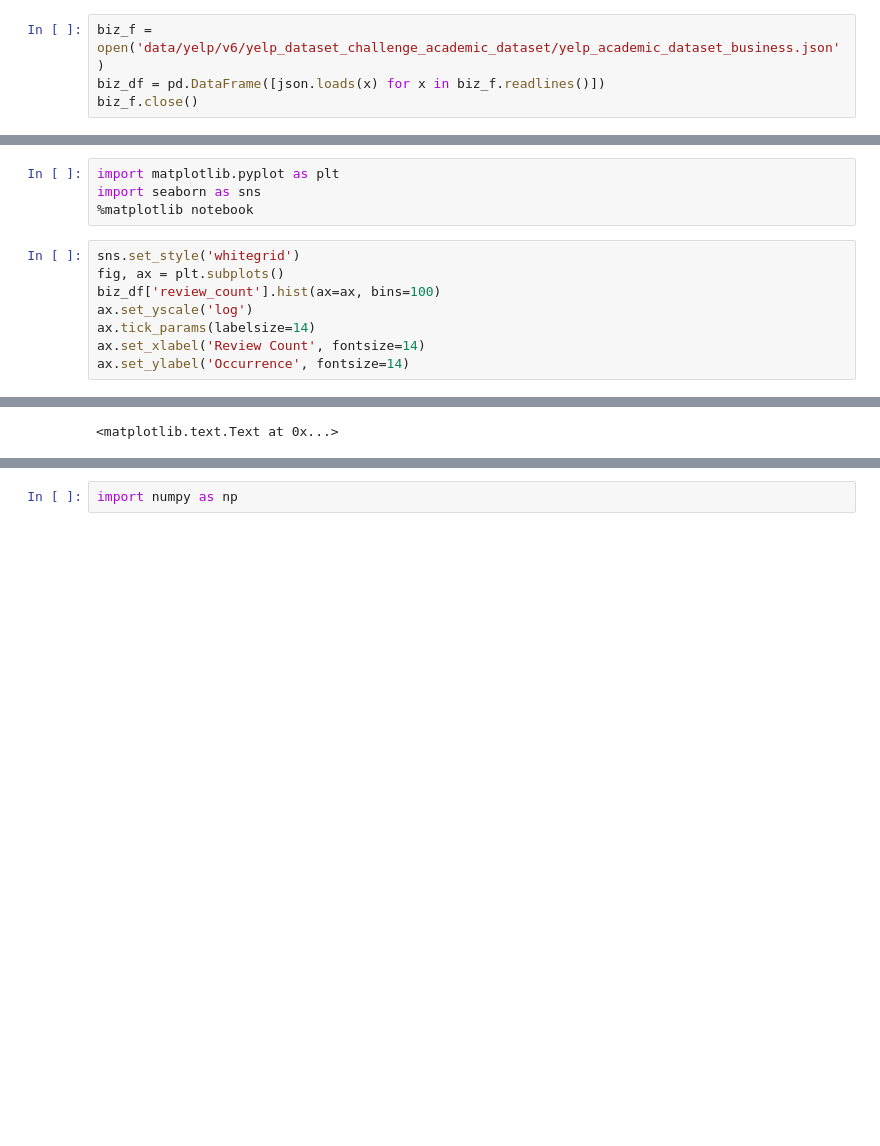
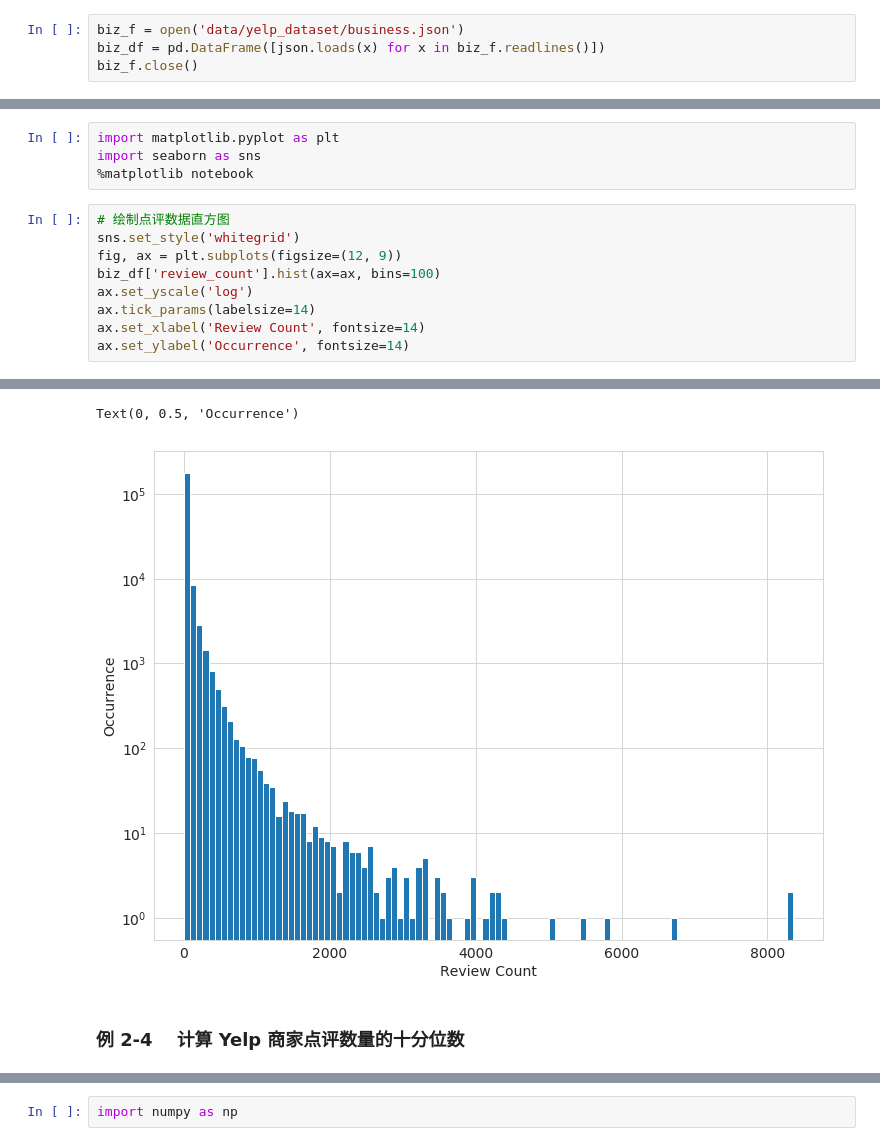
Before and after one commit to LearningChanging/feature-engineering-book, a Jupyter notebook: 02.03-06_Counts.ipynb, the cells around one changed output, grey strips where cells are left out. Saved outputs shown, nothing was run; the diff lists cells and outputs as text; blank space fills up the shorter version.

```diff
--- a/02.03-06_Counts.ipynb
+++ b/02.03-06_Counts.ipynb
@@ -38,7 +42,7 @@ dtype: float64
 import pandas as pd
 import json
 # %%
-biz_f = open('data/yelp/v6/yelp_dataset_challenge_academic_dataset/yelp_academic_dataset_business.json')
+biz_f = open('data/yelp_dataset/business.json')
 biz_df = pd.DataFrame([json.loads(x) for x in biz_f.readlines()])
 biz_f.close()
 # %%
@@ -50,8 +63,9 @@ import matplotlib.pyplot as plt
 import seaborn as sns
 %matplotlib notebook
 # %%
+# 绘制点评数据直方图
 sns.set_style('whitegrid')
-fig, ax = plt.subplots()
+fig, ax = plt.subplots(figsize=(12, 9))
 biz_df['review_count'].hist(ax=ax, bins=100)
 ax.set_yscale('log')
 ax.tick_params(labelsize=14)
@@ -63,4 +75,7 @@ ax.set_ylabel('Occurrence', fontsize=14)
-<matplotlib.text.Text at 0x...>
+Text(0, 0.5, 'Occurrence')
+[figure, added]
+# %% [markdown]
+### 例 2-4　 计算 Yelp 商家点评数量的十分位数
 # %%
 deciles = biz_df['review_count'].quantile([.1, .2, .3, .4, .5, .6, .7, .8, .9])
 deciles
```
Also changed, not shown: parts of 7 cells of this notebook.
